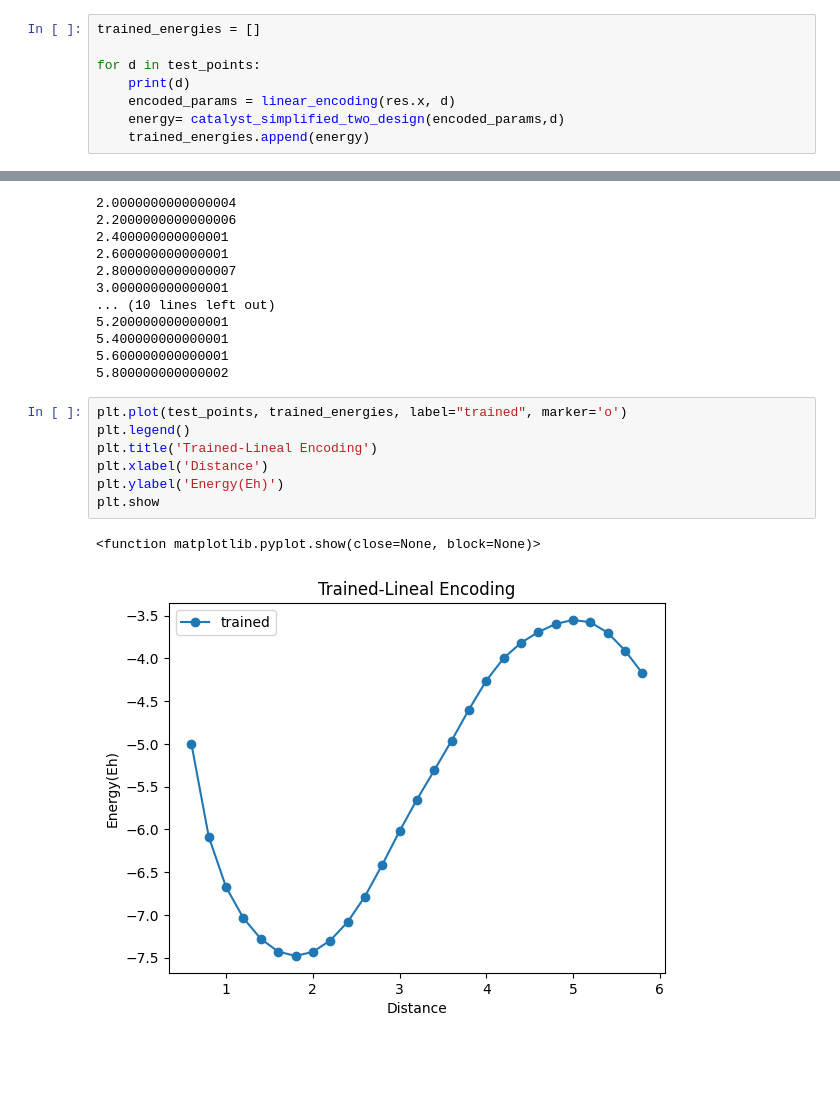
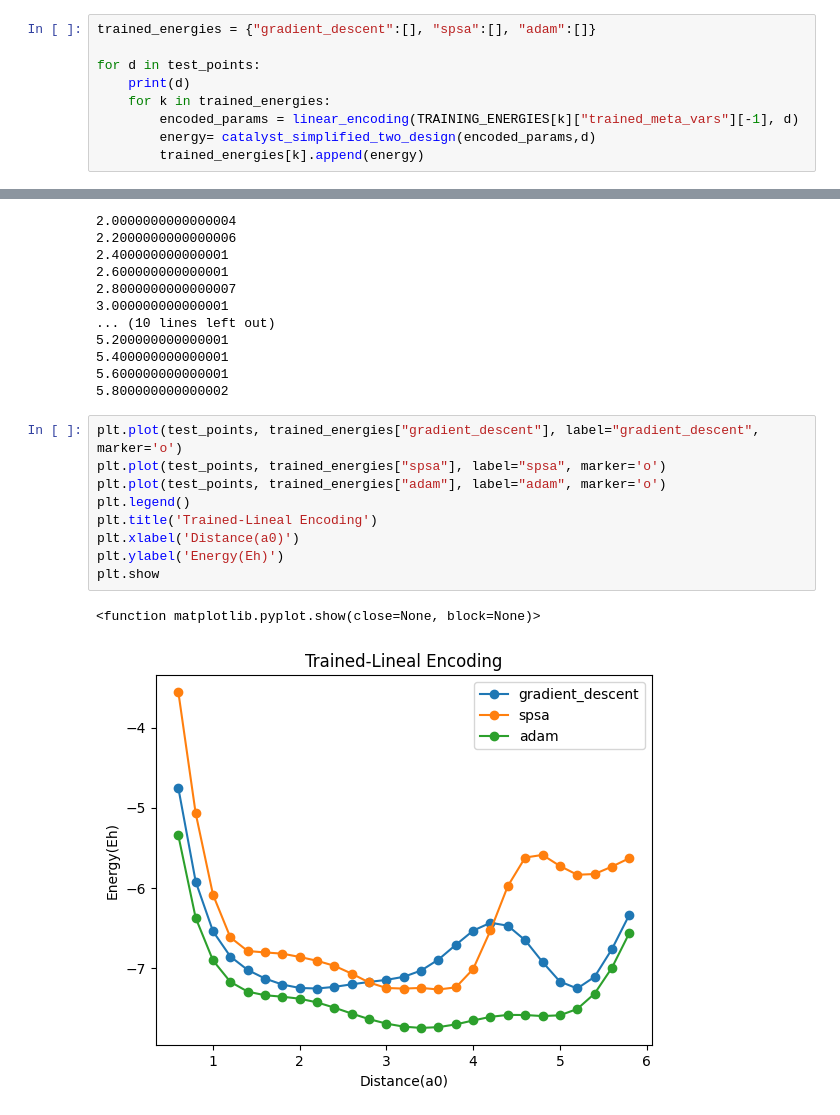
Before and after one commit to sergioandrescs/meta-VQE-pennylane, a Jupyter notebook: meta_VQE_pennylane_catalyst_symplified_two_design.ipynb, the cells around one changed output, grey strips where cells are left out. Saved outputs shown, nothing was run; the diff lists cells and outputs as text; blank space fills up the shorter version.

Commit message:
Training and plots

```diff
--- a/meta_VQE_pennylane_catalyst_symplified_two_design.ipynb
+++ b/meta_VQE_pennylane_catalyst_symplified_two_design.ipynb
@@ -384,11 +413,12 @@ Step:  99  Energy:  -7.054388072779469
 # %%
-trained_energies = []
+trained_energies = {"gradient_descent":[], "spsa":[], "adam":[]}
 
 for d in test_points:
     print(d)
-    encoded_params = linear_encoding(res.x, d)
-    energy= catalyst_simplified_two_design(encoded_params,d)
-    trained_energies.append(energy)
+    for k in trained_energies:
+        encoded_params = linear_encoding(TRAINING_ENERGIES[k]["trained_meta_vars"][-1], d)
+        energy= catalyst_simplified_two_design(encoded_params,d)
+        trained_energies[k].append(energy)
 # %% [output]
 0.6
 0.8
@@ -409,12 +439,14 @@ for d in test_points:
 5.600000000000001
 5.800000000000002
 # %%
-plt.plot(test_points, trained_energies, label="trained", marker='o')
+plt.plot(test_points, trained_energies["gradient_descent"], label="gradient_descent", marker='o')
+plt.plot(test_points, trained_energies["spsa"], label="spsa", marker='o')
+plt.plot(test_points, trained_energies["adam"], label="adam", marker='o')
 plt.legend()
 plt.title('Trained-Lineal Encoding')
-plt.xlabel('Distance')
+plt.xlabel('Distance(a0)')
 plt.ylabel('Energy(Eh)')
 plt.show
 # %% [output]
 <function matplotlib.pyplot.show(close=None, block=None)>
-[figure, old version]
+[figure, new version]
```
Also changed, not shown: parts of 10 cells of this notebook, 1 other file.
